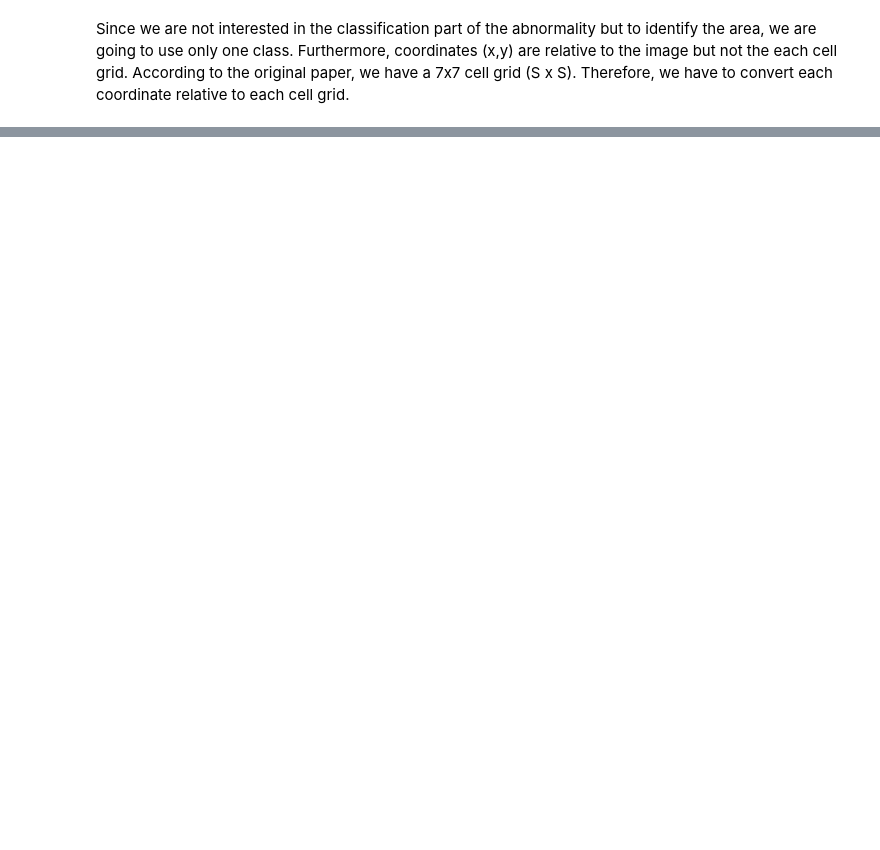
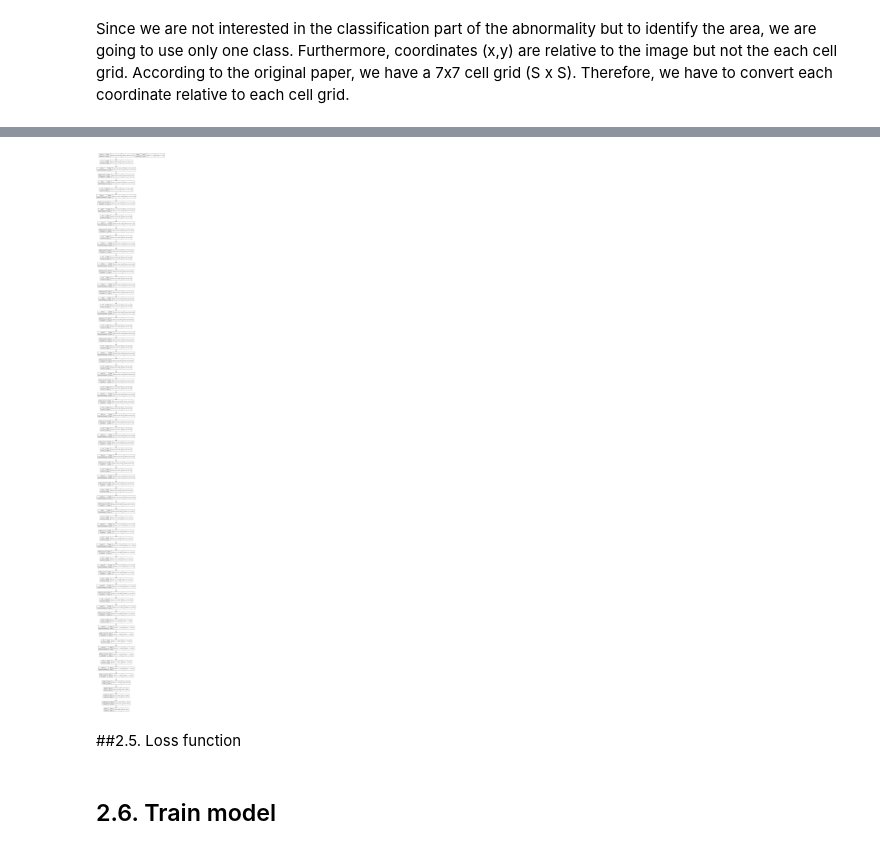
Before and after one commit to cfont03/Anomaly-breast-cancer-detection, a Jupyter notebook: train/2. YOLO.ipynb, the cells around one changed output, grey strips where cells are left out. Saved outputs shown, nothing was run; the diff lists cells and outputs as text; code cells hidden in the pictures; blank space fills up the shorter version.

```diff
--- a/train/2. YOLO.ipynb
+++ b/train/2. YOLO.ipynb
@@ -1308,10 +335,0 @@ for y_pred, y_true in zip(predictions, true):
-# %%
-spred = (train_re1.iloc[:,2][0])
-true = (train_re1.iloc[:,1][0])
-true = np.array(true)
-S = 7
-C = 1
-B = 1
-pred = K.reshape(pred[...,2:6], (-1, S*S, B, 4))
-true_boxes = K.reshape(true[...,1:5], (-1, 4))
-print(true_boxes)
@@ -1325,5 +335,0 @@ array([], shape=(1, 7, 7, 0), dtype=float64)
-# %%
-box_targets = np.array([0.306596, 0.258867, 0.164428, 0.164428])
-a = box_targets.reshape(-1, *box_targets.shape[-2:])
-print(a.shape)
-print(a)
@@ -1352,0 +544,2 @@ np.save('/content/archive/feature_map_yolo_train', feature_map_yolo) # save file
+# %%
+model_yolo = yolo_grid(3) # RGB
@@ -1352,0 +564,6 @@ np.save('/content/archive/feature_map_yolo_train', feature_map_yolo) # save file
+# %%
+keras.utils.plot_model(model_yolo, show_shapes=True)
+# %% [output]
+[figure, added]
+# %% [markdown]
+##2.5. Loss function
@@ -1352,0 +646,2 @@ np.save('/content/archive/feature_map_yolo_train', feature_map_yolo) # save file
+# %% [markdown]
+## 2.6. Train model
```
Also changed, not shown: parts of 108 cells of this notebook.
